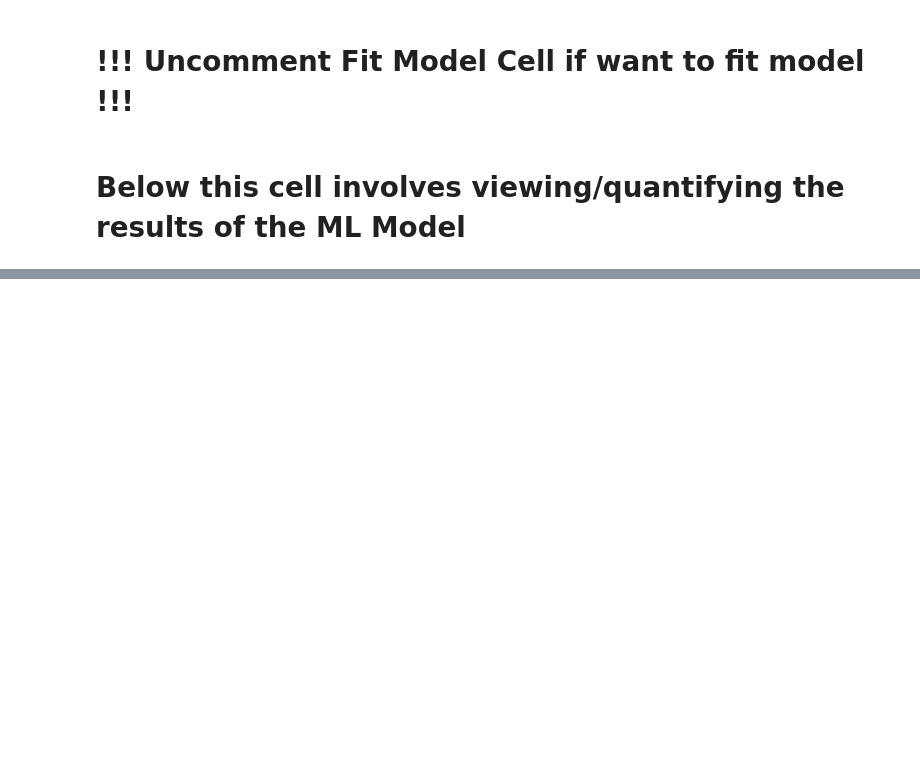
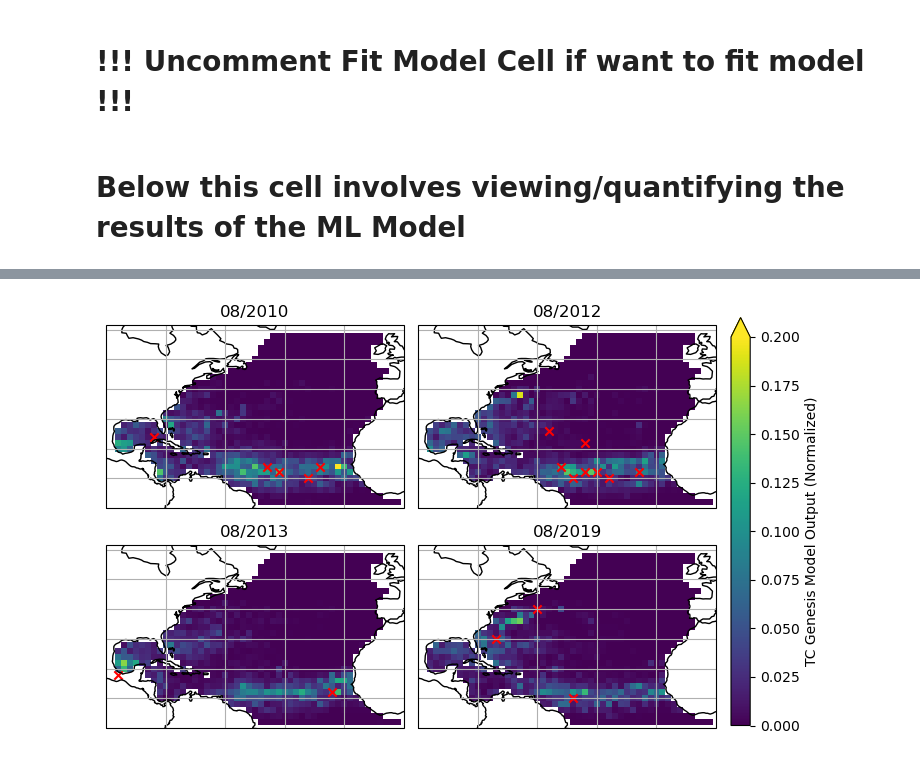
Before and after one commit to a98alvin/TC_Genesis_Index, a Jupyter notebook: Scripts/Random Forest Model (Model)/Random_Forest_Model_Regressor_Using_Suzana_Data.ipynb, the cells around one changed output, grey strips where cells are left out. Cells and saved outputs as stored; diff of their text form; code cells hidden in the pictures; blank space fills up the shorter version.

```diff
--- a/Scripts/Random Forest Model (Model)/Random_Forest_Model_Regressor_Using_Suzana_Data.ipynb
+++ b/Scripts/Random Forest Model (Model)/Random_Forest_Model_Regressor_Using_Suzana_Data.ipynb
@@ -341,0 +374,82 @@ for test_years_now in test_years:
+# %%
+# Plot data (subplot style)
+iteration = 0
+years_plot = [2010,2012,2013,2019]
+mo_view = 8
+
+plt.figure()
+fig, ax = plt.subplots(2, 2, subplot_kw=dict(projection=ccrs.PlateCarree()))
+yr_view = years_plot[0]
+ax[0,0].set_global()
+ax[0,0].coastlines()
+ax[0,0].gridlines(draw_labels=False)
+ax[0,0].set_extent([-100, 0, 0, 50])
+
+pcm = ax[0,0].pcolormesh(test_ML_Predict_XR.unstack().sel(Month=mo_view,Year=yr_view).Longitude,
+                   test_ML_Predict_XR.unstack().sel(Month=mo_view,Year=yr_view).Latitude,
+                   test_ML_Predict_XR.unstack().sel(Month=mo_view,Year=yr_view),vmin=0,vmax=0.2)
+
+scat = test_labels_predropped_read.sel(Month=mo_view,Year=yr_view).stack(new=['Latitude','Longitude'])
+scat_dropped = scat.where(scat>0,drop=True)
+ax[0,0].scatter(scat_dropped['Longitude'],scat_dropped['Latitude'],marker='x',color='r')
+ax[0,0].set_title('0'+str(mo_view)+'/'+str(yr_view))
+
+yr_view = years_plot[1]
+ax[0,1].set_global()
+ax[0,1].coastlines()
+ax[0,1].gridlines(draw_labels=False)
+ax[0,1].set_extent([-100, 0, 0, 50])
+
+pcm = ax[0,1].pcolormesh(test_ML_Predict_XR.unstack().sel(Month=mo_view,Year=yr_view).Longitude,
+                   test_ML_Predict_XR.unstack().sel(Month=mo_view,Year=yr_view).Latitude,
+                   test_ML_Predict_XR.unstack().sel(Month=mo_view,Year=yr_view),vmin=0,vmax=0.2)
+
+scat = test_labels_predropped_read.sel(Month=mo_view,Year=yr_view).stack(new=['Latitude','Longitude'])
+scat_dropped = scat.where(scat>0,drop=True)
+ax[0,1].scatter(scat_dropped['Longitude'],scat_dropped['Latitude'],marker='x',color='r')
+ax[0,1].set_title('0'+str(mo_view)+'/'+str(yr_view))
+
+
+yr_view = years_plot[2]
+ax[1,0].set_global()
+ax[1,0].coastlines()
+ax[1,0].gridlines(draw_labels=False)
+ax[1,0].set_extent([-100, 0, 0, 50])
+
+pcm = ax[1,0].pcolormesh(test_ML_Predict_XR.unstack().sel(Month=mo_view,Year=yr_view).Longitude,
+                   test_ML_Predict_XR.unstack().sel(Month=mo_view,Year=yr_view).Latitude,
+                   test_ML_Predict_XR.unstack().sel(Month=mo_view,Year=yr_view),vmin=0,vmax=0.2)
+
+scat = test_labels_predropped_read.sel(Month=mo_view,Year=yr_view).stack(new=['Latitude','Longitude'])
+scat_dropped = scat.where(scat>0,drop=True)
+ax[1,0].scatter(scat_dropped['Longitude'],scat_dropped['Latitude'],marker='x',color='r')
+ax[1,0].set_title('0'+str(mo_view)+'/'+str(yr_view))
+
+yr_view = years_plot[3]
+ax[1,1].set_global()
+ax[1,1].coastlines()
+ax[1,1].gridlines(draw_labels=False)
+ax[1,1].set_extent([-100, 0, 0, 50])
+
+pcm = ax[1,1].pcolormesh(test_ML_Predict_XR.unstack().sel(Month=mo_view,Year=yr_view).Longitude,
+                   test_ML_Predict_XR.unstack().sel(Month=mo_view,Year=yr_view).Latitude,
+                   test_ML_Predict_XR.unstack().sel(Month=mo_view,Year=yr_view),vmin=0,vmax=0.2)
+
+scat = test_labels_predropped_read.sel(Month=mo_view,Year=yr_view).stack(new=['Latitude','Longitude'])
+scat_dropped = scat.where(scat>0,drop=True)
+ax[1,1].scatter(scat_dropped['Longitude'],scat_dropped['Latitude'],marker='x',color='r')
+ax[1,1].set_title('0'+str(mo_view)+'/'+str(yr_view))
+
+if mo_view > 9:
+    mostr = str(mo_view)
+else:
+    mostr = '0'+str(mo_view)
+timestr = mostr + '_' + str(yr_view)
+plt.tight_layout()
+plt.subplots_adjust(wspace=0.05, hspace=-0.02)
+cbar_ax = fig.add_axes([1, 0.08, 0.03, 0.85])
+cbar = fig.colorbar(pcm, cax=cbar_ax,extend='max')
+cbar.set_label('TC Genesis Model Output (Normalized)')
+fig.savefig('/glade/work/acheung/RF_V2_Plots/RF_Reg_sub_plot'+'_'+timestr+'.png',dpi=600, bbox_inches="tight")
+# ('/glade/work/acheung/RF_V2_Plots/RF_Reg_sub_plot'+'_'+timestr+'.png',dpi=600)
+# %% [output]
@@ -341,0 +457 @@ for test_years_now in test_years:
+[figure, added]
```
Also changed, not shown: parts of 9 cells of this notebook, 35 other files.
